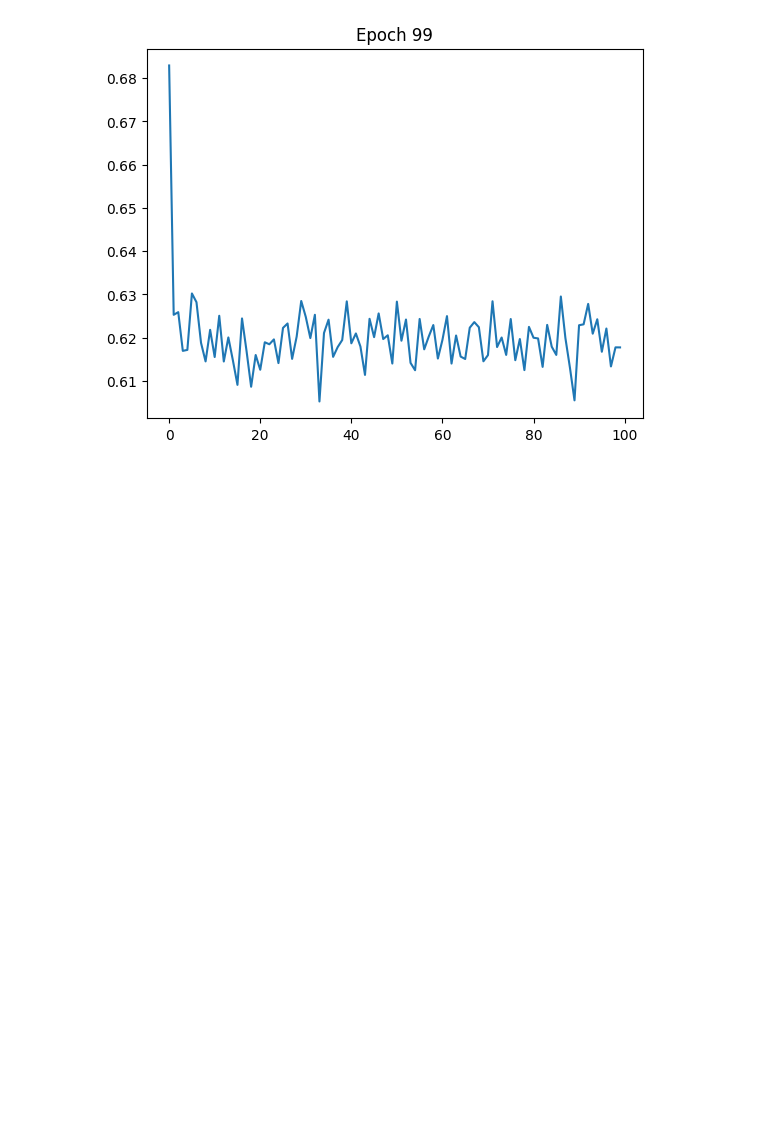
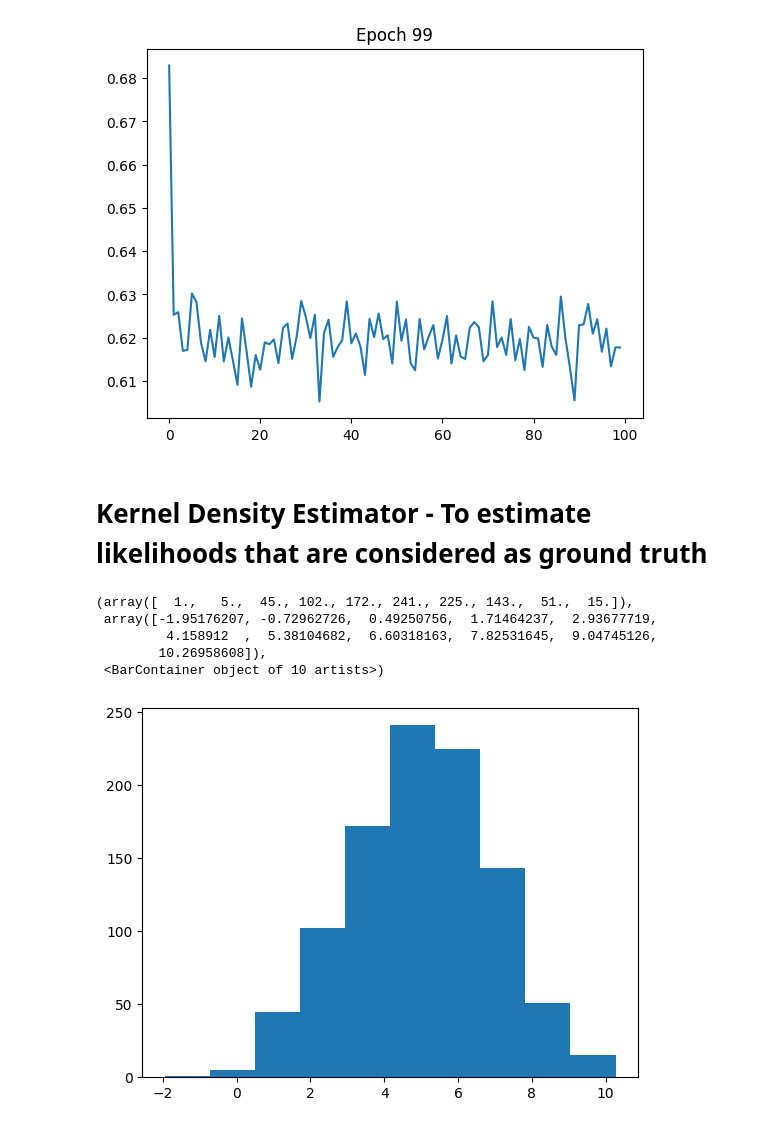
Before and after one commit to rakaar/ai_stats_notes, a Jupyter notebook: stats/bayesian.ipynb, the cells around one changed output. Cells and saved outputs as stored; diff of their text form; code cells hidden in the pictures; blank space fills up the shorter version.

```diff
--- a/stats/bayesian.ipynb
+++ b/stats/bayesian.ipynb
@@ -385,3 +387,18 @@ for epoch in range(num_batches):
         plt.show()
 # %% [output]
 [figure]
+# %% [markdown]
+# Kernel Density Estimator - To estimate likelihoods that are considered as ground truth
+# %%
+N = 1000
+# generate 100 normal points
+x = np.random.normal(5, 2, N)
+# plot to see
+plt.hist(x)
+# %% [output]
+(array([  1.,   5.,  45., 102., 172., 241., 225., 143.,  51.,  15.]),
+ array([-1.95176207, -0.72962726,  0.49250756,  1.71464237,  2.93677719,
+         4.158912  ,  5.38104682,  6.60318163,  7.82531645,  9.04745126,
+        10.26958608]),
+ <BarContainer object of 10 artists>)
+[figure, added]
```
Also changed, not shown: parts of 6 cells of this notebook, 2 other files.
